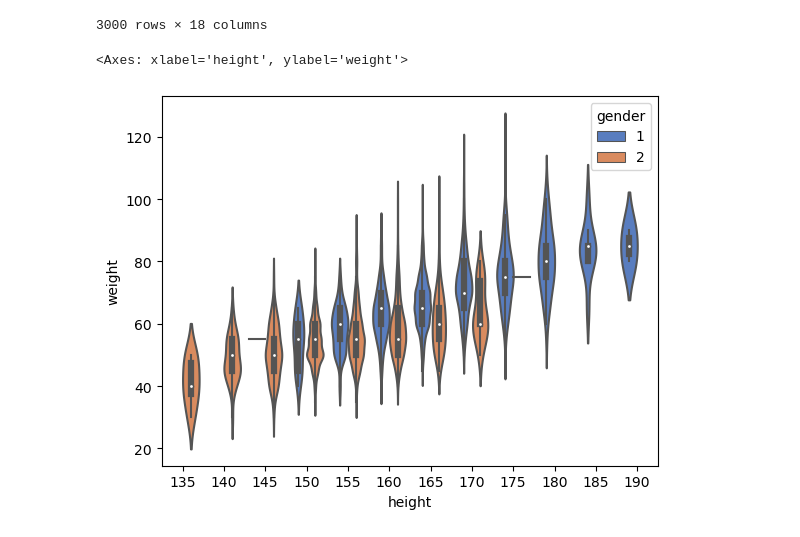
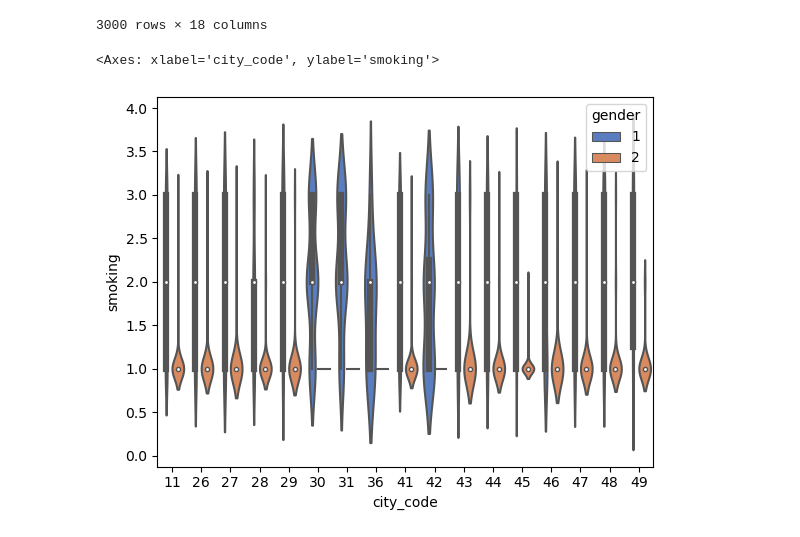
Before and after one commit to kimtaeyoon20031220/machine-learning-gcu, a Jupyter notebook: 예제/random.ipynb, the cells around one changed output. Cells and saved outputs as stored; diff of their text form; code cells hidden in the pictures.

```diff
--- a/예제/random.ipynb
+++ b/예제/random.ipynb
@@ -33,7 +33,7 @@ df
 | 2999 | 7659 | 44 | 1 | 11 | 160 | 65 | 89.8 | 125 | 75 | 95 | ... |
 3000 rows × 18 columns
 # %%
-sns.violinplot(x="height", y="weight", hue="gender",data=df, palette="muted")
+sns.violinplot(x="city_code", y="smoking", hue="gender",data=df, palette="muted")
 # %% [output]
-<Axes: xlabel='height', ylabel='weight'>
+<Axes: xlabel='city_code', ylabel='smoking'>
-[figure, old version]
+[figure, new version]
```
Also changed, not shown: parts of 4 cells of this notebook, 17 other files.
